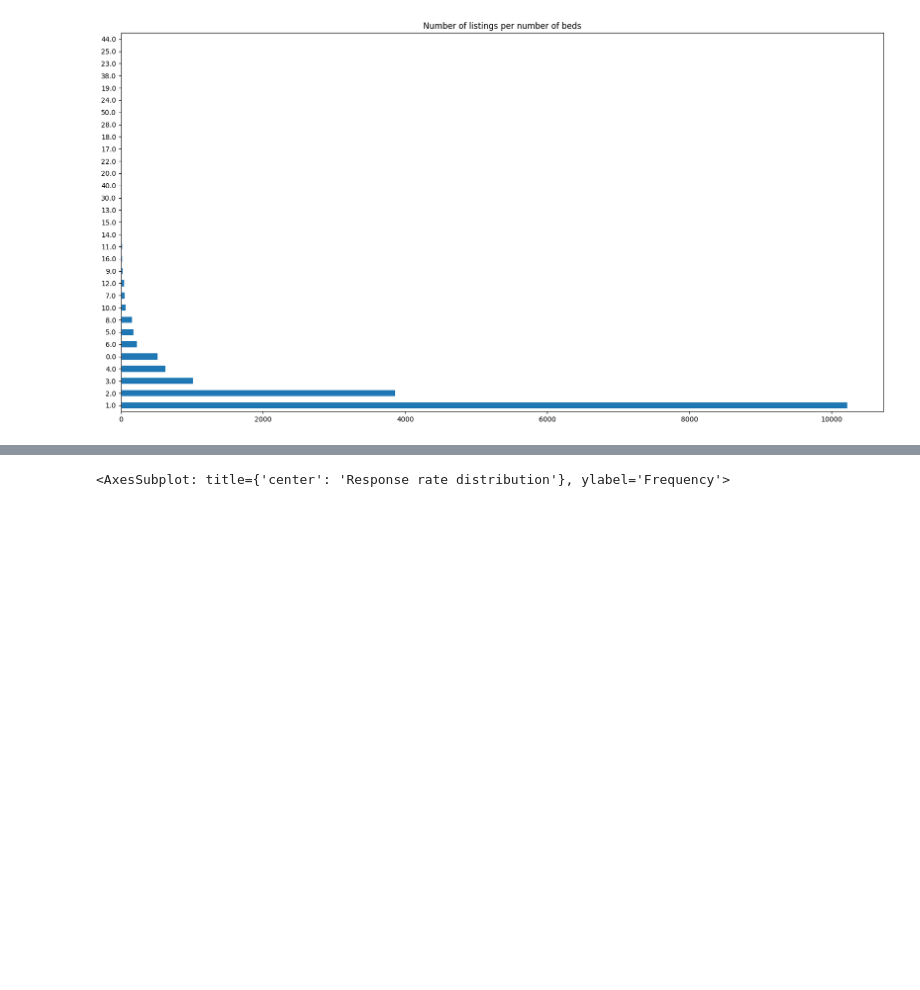
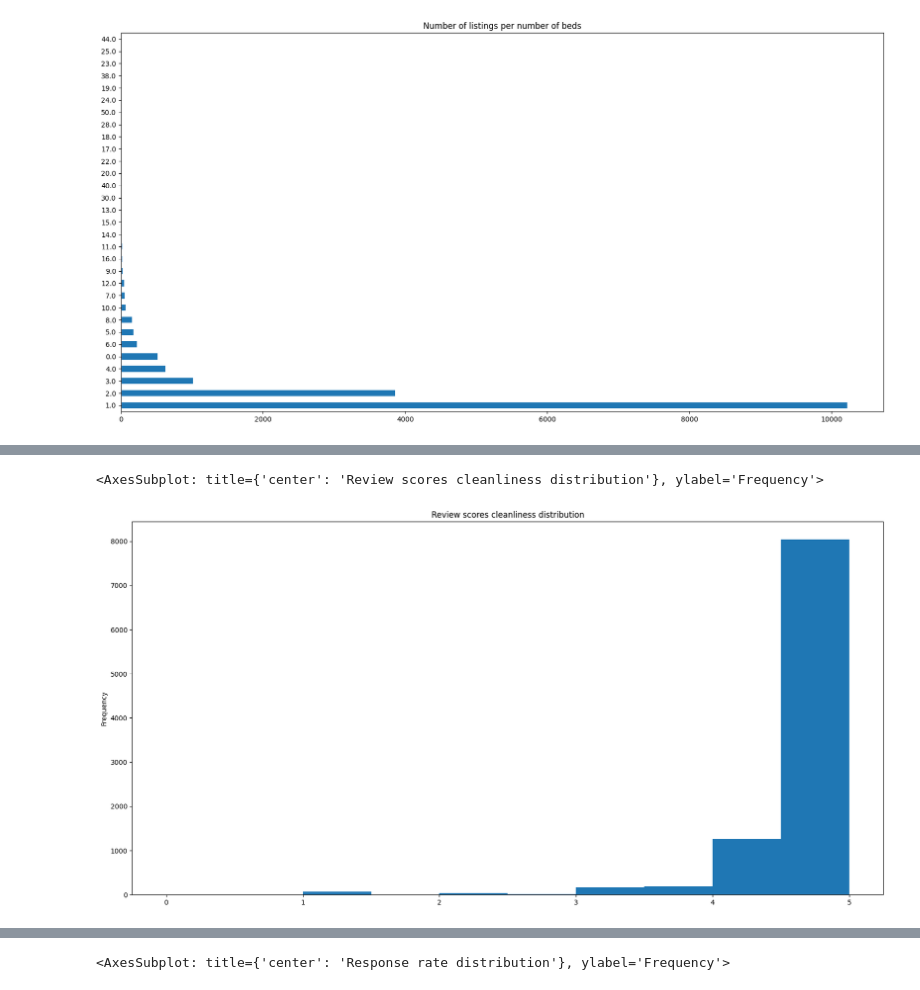
Before and after one commit to YoungYan-0/DSA5104_Project, a Jupyter notebook: Jupyter Notebooks/fetch_table.ipynb, the cells around one changed output, grey strips where cells are left out. Saved outputs shown, nothing was run; the diff lists cells and outputs as text; code cells hidden in the pictures; blank space fills up the shorter version.

```diff
--- a/Jupyter Notebooks/fetch_table.ipynb
+++ b/Jupyter Notebooks/fetch_table.ipynb
@@ -161,0 +172,5 @@ listing["beds"].value_counts().plot(kind='barh', figsize=(20,10), title='Number
+# %%
+listing["review_scores_cleanliness"].plot(kind='hist', figsize=(20,10), title='Review scores cleanliness distribution')
+# %% [output]
+<AxesSubplot: title={'center': 'Review scores cleanliness distribution'}, ylabel='Frequency'>
+[figure, added]
```
Also changed, not shown: parts of 7 cells of this notebook, 4 other files.
